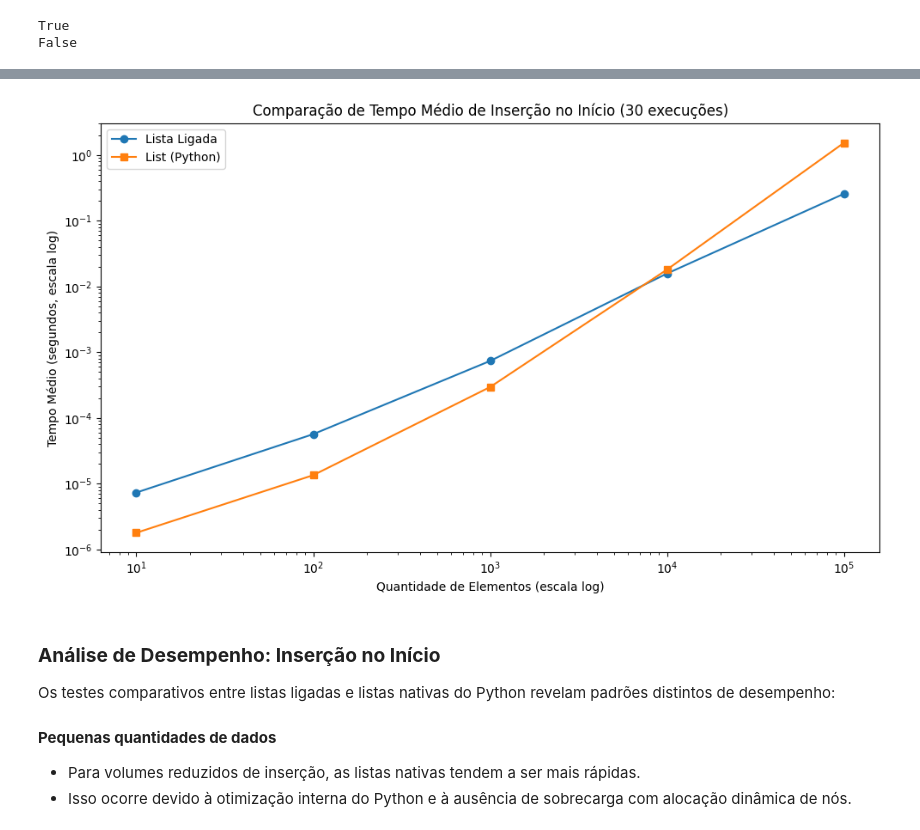
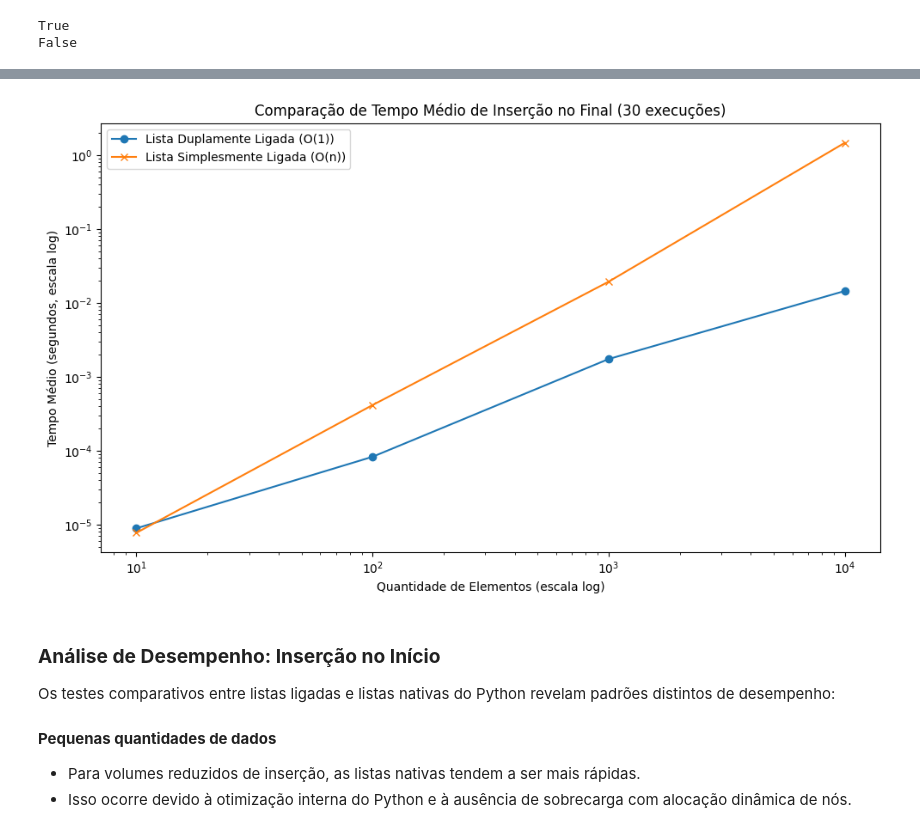
Before and after one commit to tiagopessoalima/ED2, a Jupyter notebook: Aula_Semana_05_(ED2).ipynb, the cells around one changed output, grey strips where cells are left out. Saved outputs shown, nothing was run; the diff lists cells and outputs as text; code cells hidden in the pictures.

```diff
--- a/Aula_Semana_05_(ED2).ipynb
+++ b/Aula_Semana_05_(ED2).ipynb
@@ -353,5 +357,5 @@ A seguir, demonstramos como utilizar os principais métodos da classe `ListaLiga
-# %%
-lista = ListaLigada()
+# %%
+lista_dupla = ListaDuplamenteLigada()
 # %% [markdown]
 ##### **Verificando se a Lista Está Vazia**
 # %%
@@ -408,7 +412,7 @@ D
 # %% [markdown]
 ##### **Iterando Sobre os Elementos**
 # %%
-for valor in lista:
+for valor in lista_dupla:
     print(valor, end=" | ")
 # Saída: B | C | D |
 # %% [output]
@@ -432,8 +439,27 @@ Este teste compara o desempenho da operação de inserção no início entre dua
 import time
 import matplotlib.pyplot as plt
 
+# ---------- Lista Simplesmente Ligada ----------
+class NoSimples:
+    def __init__(self, valor):
+        self.valor = valor
+        self.proximo = None
+
+class ListaLigada:
+    def __init__(self):
+        self.inicio = None
+
+    def inserir_no_final(self, valor):
+        novo = NoSimples(valor)
+        if self.inicio is None:
+            self.inicio = novo
+        else:
+            atual = self.inicio
+            while atual.proximo:
+                atual = atual.proximo
+            atual.proximo = novo
+
 # ---------- Função para Testes com Média de Execuções ----------
-
 def calcular_tempo_medio(func, qtd, execucoes=30):
     tempos = []
     for _ in range(execucoes):
@@ -444,44 +470,55 @@ def calcular_tempo_medio(func, qtd, execucoes=30):
     return sum(tempos) / execucoes
 
 # ---------- Testes Específicos para Cada Estrutura ----------
+def teste_lista_dupla_final(qtd):
+    lista = ListaDuplamenteLigada()
+    for i in range(qtd):
+        lista.inserir_no_final(i)
 
-def teste_lista_ligada(qtd):
+def teste_lista_simples_final(qtd):
     lista = ListaLigada()
     for i in range(qtd):
-        lista.inserir_no_inicio(i)
-
-def teste_lista_python(qtd):
-    vetor = []
-    for i in range(qtd):
-        vetor.insert(0, i)  # Inserção no início de lista Python (ineficiente)
+        lista.inserir_no_final(i)
 
 # ---------- Execução dos Testes ----------
+tamanhos = [10**i for i in range(1, 5)]
+tempos_dupla = []
+tempos_simples = []
 
-tamanhos = [10**i for i in range(1, 6)]
-tempos_ligada = []
-tempos_python = []
-
+print("Iniciando benchmark de inserção no final...")
 for tamanho in tamanhos:
     print(f"Testando inserção de {tamanho} elementos (média de 30 execuções)...")
 
-    tempo_ll = calcular_tempo_medio(teste_lista_ligada, tamanho)
-    tempo_py = calcular_tempo_medio(teste_lista_python, tamanho)
+    tempo_ldl = calcular_tempo_medio(teste_lista_dupla_final, tamanho)
 
-    print(f"  Lista Ligada: {tempo_ll:.6f}s | List (Python): {tempo_py:.6f}s")
+    if tamanho <= 10000:
+        tempo_lsl = calcular_tempo_medio(teste_lista_simples_final, tamanho)
+    else:
+        tempo_lsl = float('inf')
+        print("  Skipping Lista Simplesmente Ligada (O(n) insert at end is too slow)")
 
-    tempos_ligada.append(tempo_ll)
-    tempos_python.append(tempo_py)
+    print(f"  Lista Dupla: {tempo_ldl:.6f}s | Lista Simples: {tempo_lsl:.6f}s")
+
+    tempos_dupla.append(tempo_ldl)
+    tempos_simples.append(tempo_lsl)
+
+print("Benchmark concluído.")
 
 # ---------- Gráfico ----------
+plt.figure(figsize=(10, 6))
+plt.plot(tamanhos, tempos_dupla, label='Lista Duplamente Ligada (O(1))', marker='o')
+if any(t != float('inf') for t in tempos_simples):
+    plt.plot(
+        tamanhos[:len([t for t in tempos_simples if t != float('inf')])],
+        [t for t in tempos_simples if t != float('inf')],
+        label='Lista Simplesmente Ligada (O(n))', marker='x'
+    )
 
-plt.figure(figsize=(10, 6))
-plt.plot(tamanhos, tempos_ligada, label='Lista Ligada', marker='o')
-plt.plot(tamanhos, tempos_python, label='List (Python)', marker='s')
 plt.xscale('log')
 plt.yscale('log')
 plt.xlabel('Quantidade de Elementos (escala log)')
 plt.ylabel('Tempo Médio (segundos, escala log)')
-plt.title('Comparação de Tempo Médio de Inserção no Início (30 execuções)')
+plt.title('Comparação de Tempo Médio de Inserção no Final (30 execuções)')
 plt.legend()
 plt.tight_layout()
 plt.show()
@@ -499,4 +536,4 @@ Testando inserção de 100000 elementos (média de 30 execuções)...
-[figure, old version]
+[figure, new version]
 # %% [markdown]
 ### **Análise de Desempenho: Inserção no Início**
 
```
Also changed, not shown: parts of 17 cells of this notebook.
